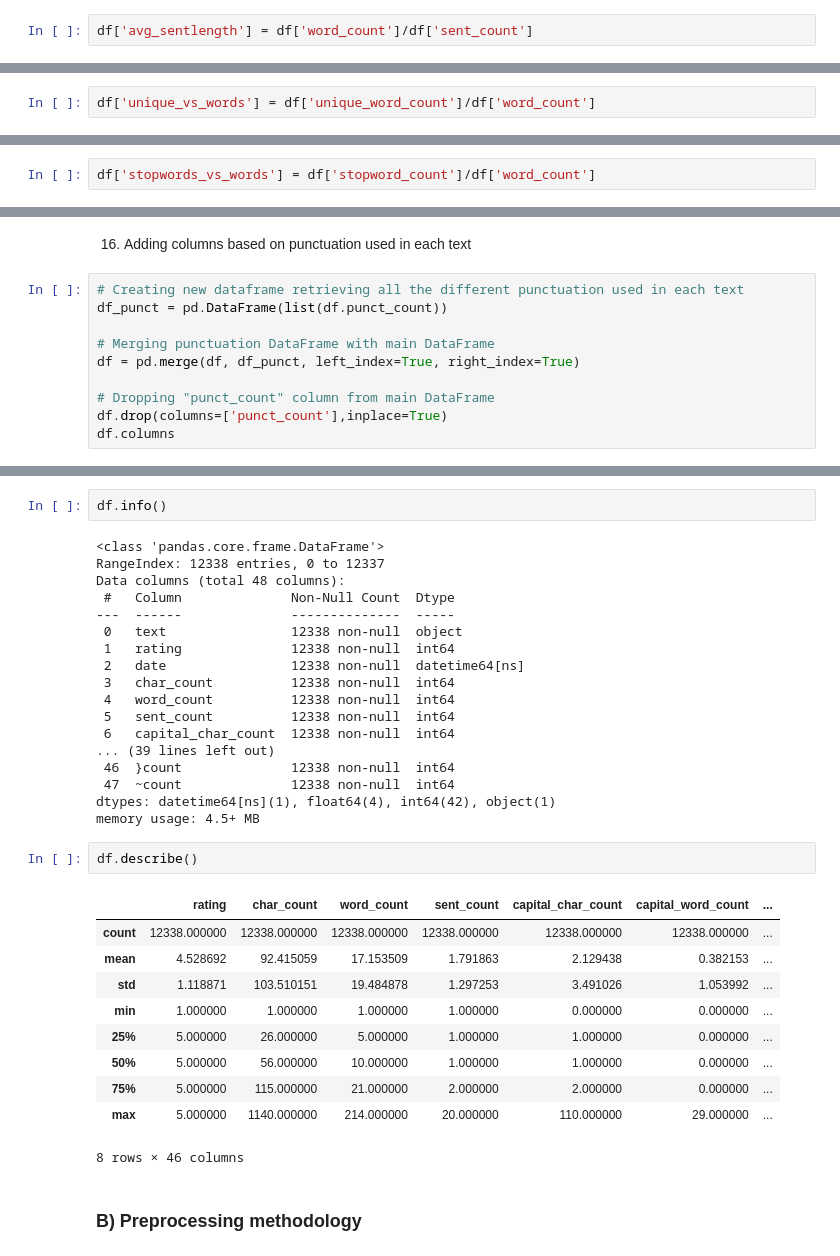
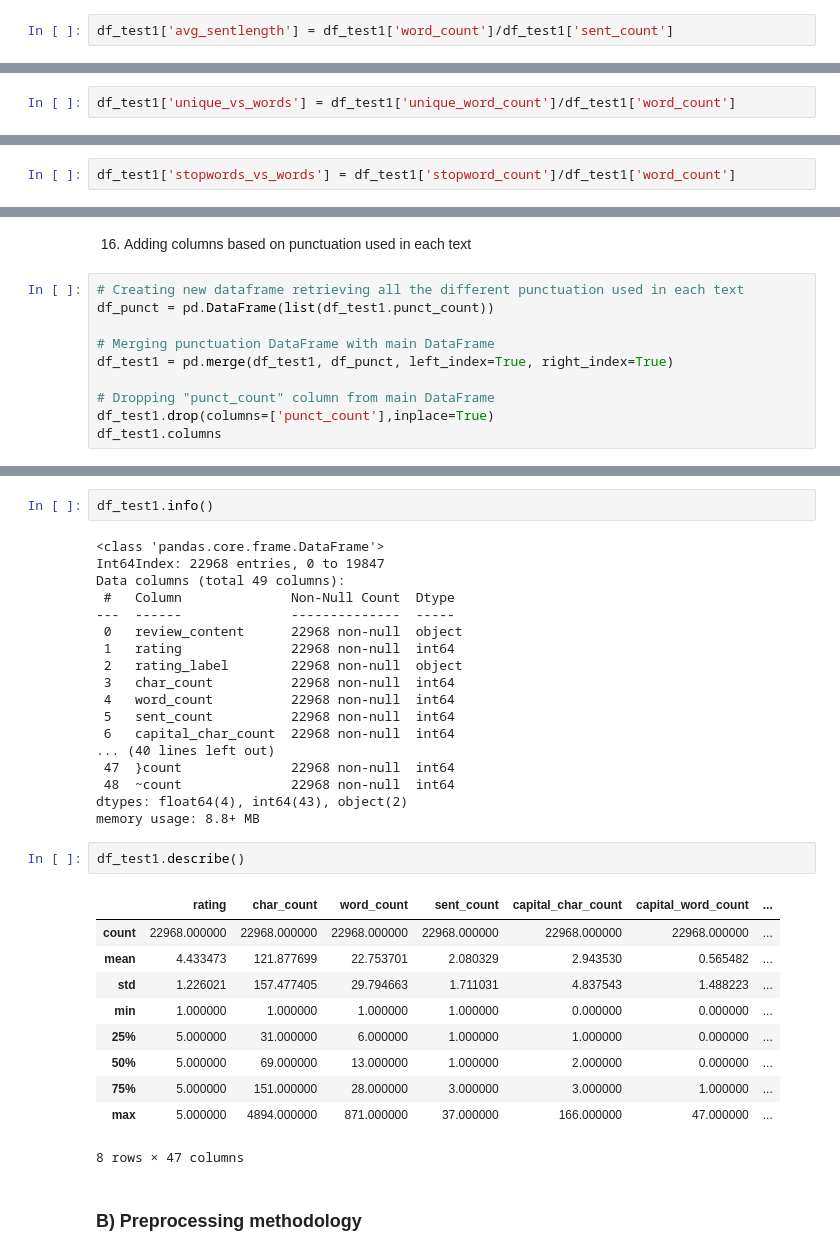
Before and after one commit to roxane-data/project_appreview, a Jupyter notebook: Step2_Classification.ipynb, the cells around one changed output, grey strips where cells are left out. Drawn from its saved outputs; the diff is of its cells as text.

```diff
--- a/Step2_Classification.ipynb
+++ b/Step2_Classification.ipynb
@@ -258,13 +320,13 @@ df['avg_wordlength'] = df['char_count']/df['word_count']
 # %% [markdown]
 13. Calculating average sentence length
 # %%
-df['avg_sentlength'] = df['word_count']/df['sent_count']
+df_test1['avg_sentlength'] = df_test1['word_count']/df_test1['sent_count']
 # %% [markdown]
 14. Ratio unique words vs word count
 # %%
-df['unique_vs_words'] = df['unique_word_count']/df['word_count']
+df_test1['unique_vs_words'] = df_test1['unique_word_count']/df_test1['word_count']
 # %% [markdown]
 15. Ratio stopwords count vs words count
 # %%
-df['stopwords_vs_words'] = df['stopword_count']/df['word_count']
+df_test1['stopwords_vs_words'] = df_test1['stopword_count']/df_test1['word_count']
 # %%
@@ -291,12 +353,12 @@ memory usage: 1.7+ MB
 16. Adding columns based on punctuation used in each text
 # %%
 # Creating new dataframe retrieving all the different punctuation used in each text
-df_punct = pd.DataFrame(list(df.punct_count))
+df_punct = pd.DataFrame(list(df_test1.punct_count))
 
 # Merging punctuation DataFrame with main DataFrame
-df = pd.merge(df, df_punct, left_index=True, right_index=True)
+df_test1 = pd.merge(df_test1, df_punct, left_index=True, right_index=True)
 
 # Dropping "punct_count" column from main DataFrame
-df.drop(columns=['punct_count'],inplace=True)
-df.columns
+df_test1.drop(columns=['punct_count'],inplace=True)
+df_test1.columns
 # %% [output]
@@ -312,37 +375,37 @@ Index(['text', 'rating', 'date', 'char_count', 'word_count', 'sent_count',
       dtype='object')
 # %%
-df.info()
+df_test1.info()
 # %% [output]
 <class 'pandas.core.frame.DataFrame'>
-RangeIndex: 12338 entries, 0 to 12337
-Data columns (total 48 columns):
+Int64Index: 22968 entries, 0 to 19847
+Data columns (total 49 columns):
  #   Column              Non-Null Count  Dtype
 ---  ------              --------------  -----
- 0   text                12338 non-null  object
- 1   rating              12338 non-null  int64
- 2   date                12338 non-null  datetime64[ns]
- 3   char_count          12338 non-null  int64
- 4   word_count          12338 non-null  int64
- 5   sent_count          12338 non-null  int64
- 6   capital_char_count  12338 non-null  int64
-... (39 lines left out)
- 46  }count              12338 non-null  int64
- 47  ~count              12338 non-null  int64
-dtypes: datetime64[ns](1), float64(4), int64(42), object(1)
-memory usage: 4.5+ MB
+ 0   review_content      22968 non-null  object
+ 1   rating              22968 non-null  int64
+ 2   rating_label        22968 non-null  object
+ 3   char_count          22968 non-null  int64
+ 4   word_count          22968 non-null  int64
+ 5   sent_count          22968 non-null  int64
+ 6   capital_char_count  22968 non-null  int64
+... (40 lines left out)
+ 47  }count              22968 non-null  int64
+ 48  ~count              22968 non-null  int64
+dtypes: float64(4), int64(43), object(2)
+memory usage: 8.8+ MB
 # %%
-df.describe()
+df_test1.describe()
 # %% [output]
 |  | rating | char_count | word_count | sent_count | capital_char_count | capital_word_count | ... |
-| count | 12338.000000 | 12338.000000 | 12338.000000 | 12338.000000 | 12338.000000 | 12338.000000 | ... |
-| mean | 4.528692 | 92.415059 | 17.153509 | 1.791863 | 2.129438 | 0.382153 | ... |
-| std | 1.118871 | 103.510151 | 19.484878 | 1.297253 | 3.491026 | 1.053992 | ... |
+| count | 22968.000000 | 22968.000000 | 22968.000000 | 22968.000000 | 22968.000000 | 22968.000000 | ... |
+| mean | 4.433473 | 121.877699 | 22.753701 | 2.080329 | 2.943530 | 0.565482 | ... |
+| std | 1.226021 | 157.477405 | 29.794663 | 1.711031 | 4.837543 | 1.488223 | ... |
 | min | 1.000000 | 1.000000 | 1.000000 | 1.000000 | 0.000000 | 0.000000 | ... |
-| 25% | 5.000000 | 26.000000 | 5.000000 | 1.000000 | 1.000000 | 0.000000 | ... |
-| 50% | 5.000000 | 56.000000 | 10.000000 | 1.000000 | 1.000000 | 0.000000 | ... |
-| 75% | 5.000000 | 115.000000 | 21.000000 | 2.000000 | 2.000000 | 0.000000 | ... |
-| max | 5.000000 | 1140.000000 | 214.000000 | 20.000000 | 110.000000 | 29.000000 | ... |
+| 25% | 5.000000 | 31.000000 | 6.000000 | 1.000000 | 1.000000 | 0.000000 | ... |
+| 50% | 5.000000 | 69.000000 | 13.000000 | 1.000000 | 2.000000 | 0.000000 | ... |
+| 75% | 5.000000 | 151.000000 | 28.000000 | 3.000000 | 3.000000 | 1.000000 | ... |
+| max | 5.000000 | 4894.000000 | 871.000000 | 37.000000 | 166.000000 | 47.000000 | ... |
-8 rows × 46 columns
+8 rows × 47 columns
 # %% [markdown]
 ### B) Preprocessing methodology
 # %%
```
Also changed, not shown: parts of 50 cells of this notebook, 3 other files.
